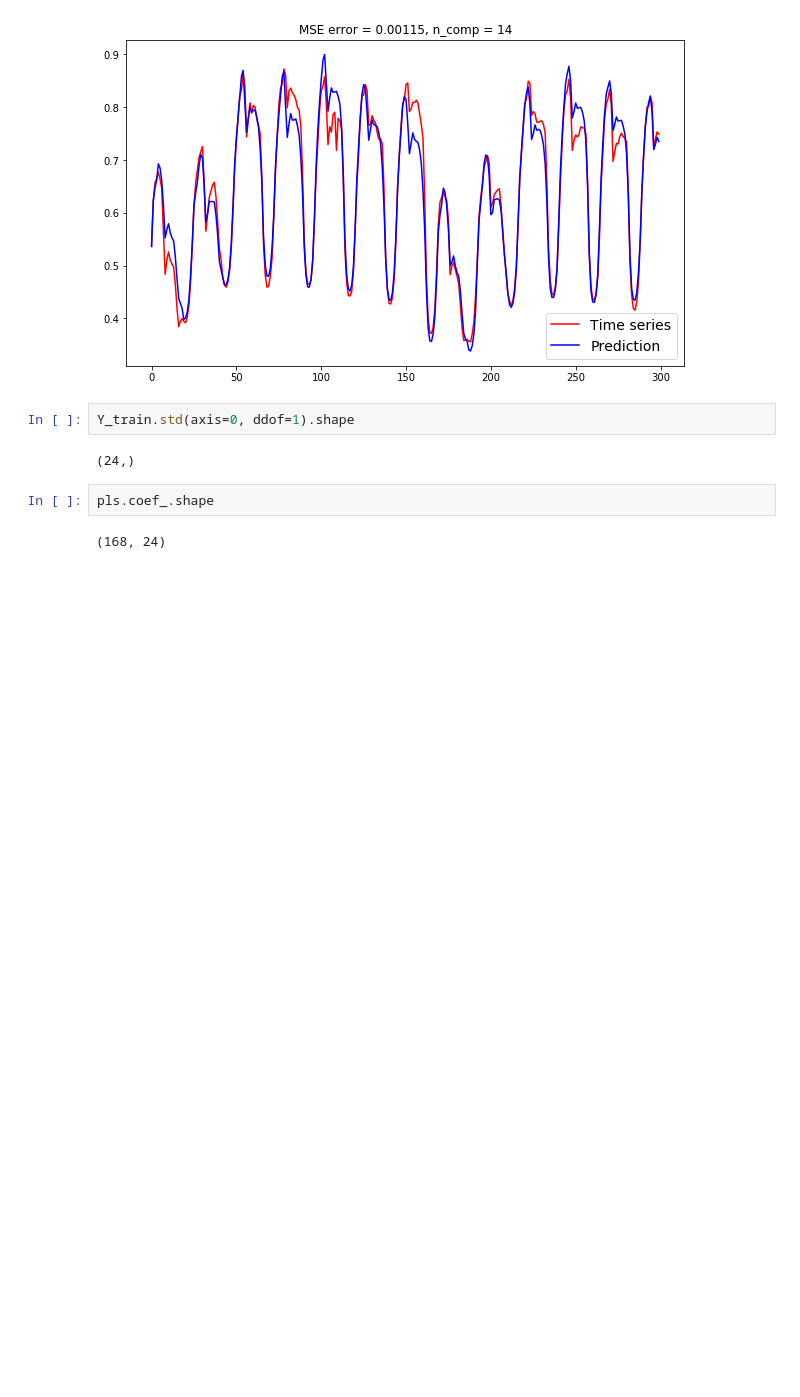
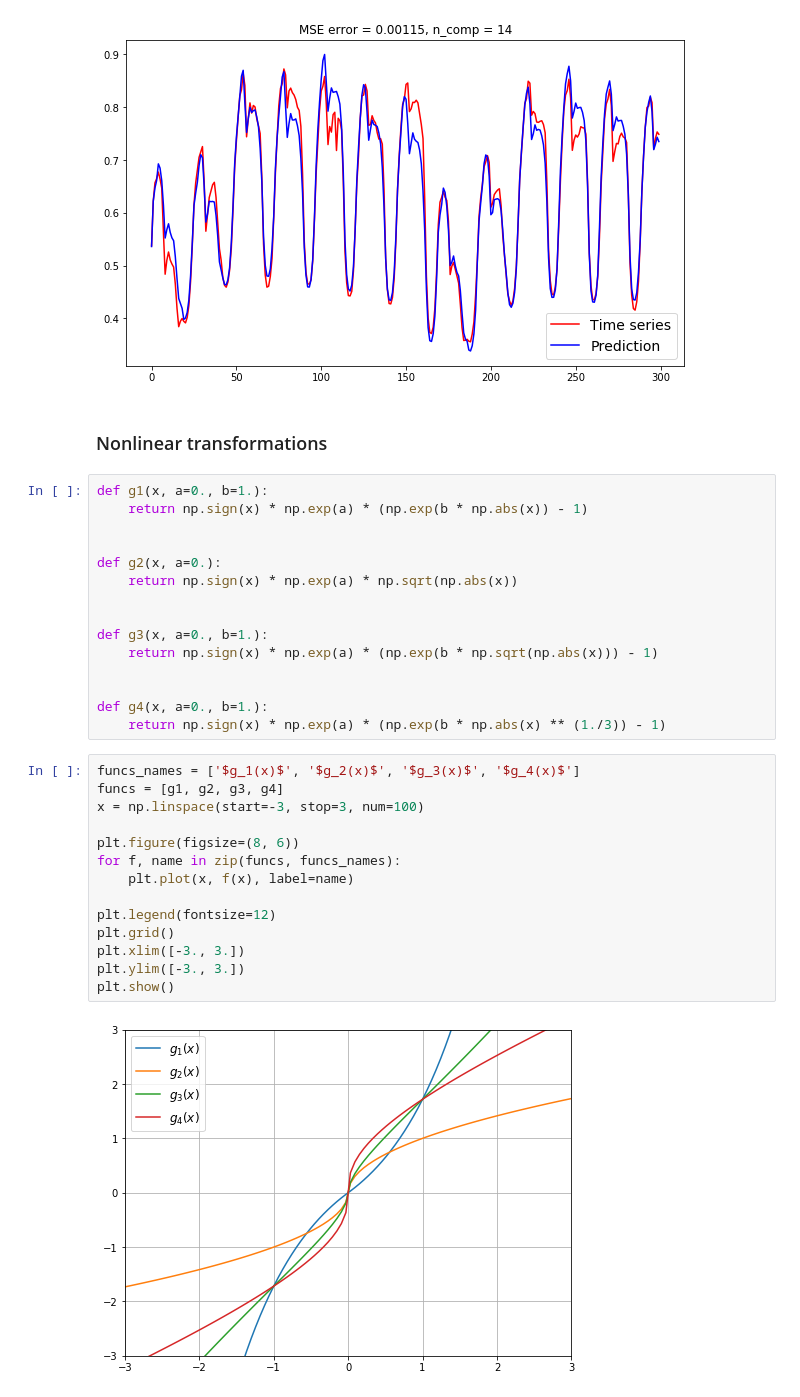
Before and after one commit to mariiavladimirova/NonlinearPLS, a Jupyter notebook: code/main.ipynb, the cells around one changed output. Drawn from its saved outputs; the diff is of its cells as text; blank space fills up the shorter version.

Commit message:
nonlinear transformations are added

```diff
--- a/code/main.ipynb
+++ b/code/main.ipynb
@@ -643,11 +607,36 @@ plt.legend(fontsize=14)
 plt.show()
 # %% [output]
 [figure]
-# %%
-Y_train.std(axis=0, ddof=1).shape
-# %% [output]
-(24,)
-# %%
-pls.coef_.shape
-# %% [output]
-(168, 24)
+# %% [markdown]
+### Nonlinear transformations
+# %%
+def g1(x, a=0., b=1.):
+    return np.sign(x) * np.exp(a) * (np.exp(b * np.abs(x)) - 1)
+
+
+def g2(x, a=0.):
+    return np.sign(x) * np.exp(a) * np.sqrt(np.abs(x))
+
+
+def g3(x, a=0., b=1.):
+    return np.sign(x) * np.exp(a) * (np.exp(b * np.sqrt(np.abs(x))) - 1)
+
+
+def g4(x, a=0., b=1.):
+    return np.sign(x) * np.exp(a) * (np.exp(b * np.abs(x) ** (1./3)) - 1)
+# %%
+funcs_names = ['$g_1(x)$', '$g_2(x)$', '$g_3(x)$', '$g_4(x)$']
+funcs = [g1, g2, g3, g4]
+x = np.linspace(start=-3, stop=3, num=100)
+
+plt.figure(figsize=(8, 6))
+for f, name in zip(funcs, funcs_names):
+    plt.plot(x, f(x), label=name)
+
+plt.legend(fontsize=12)
+plt.grid()
+plt.xlim([-3., 3.])
+plt.ylim([-3., 3.])
+plt.show()
+# %% [output]
+[figure, added]
```
Also changed, not shown: parts of 6 cells of this notebook.
